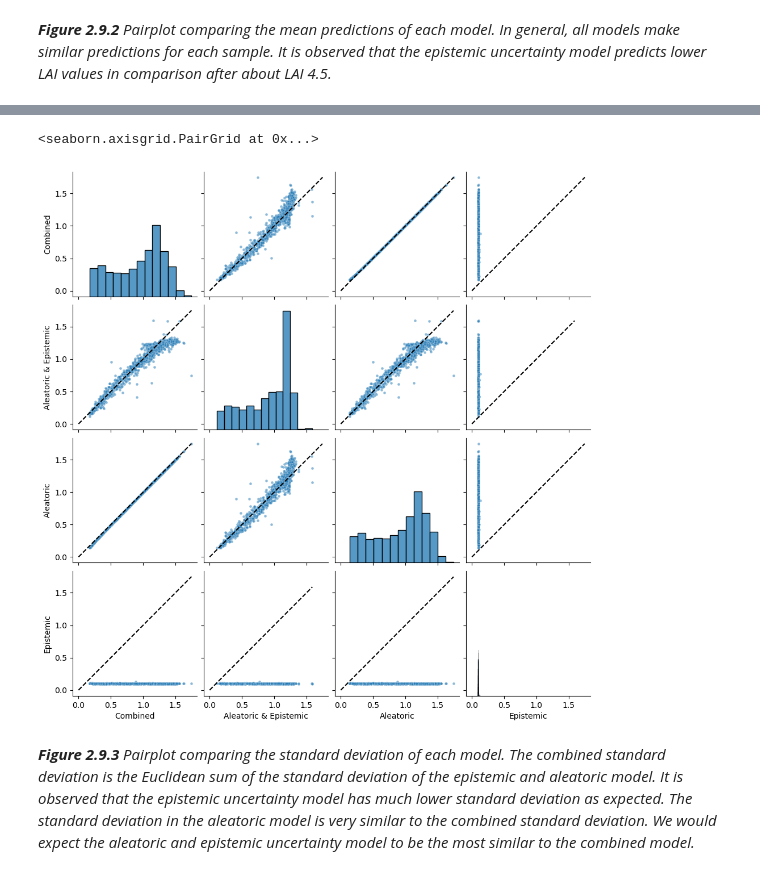
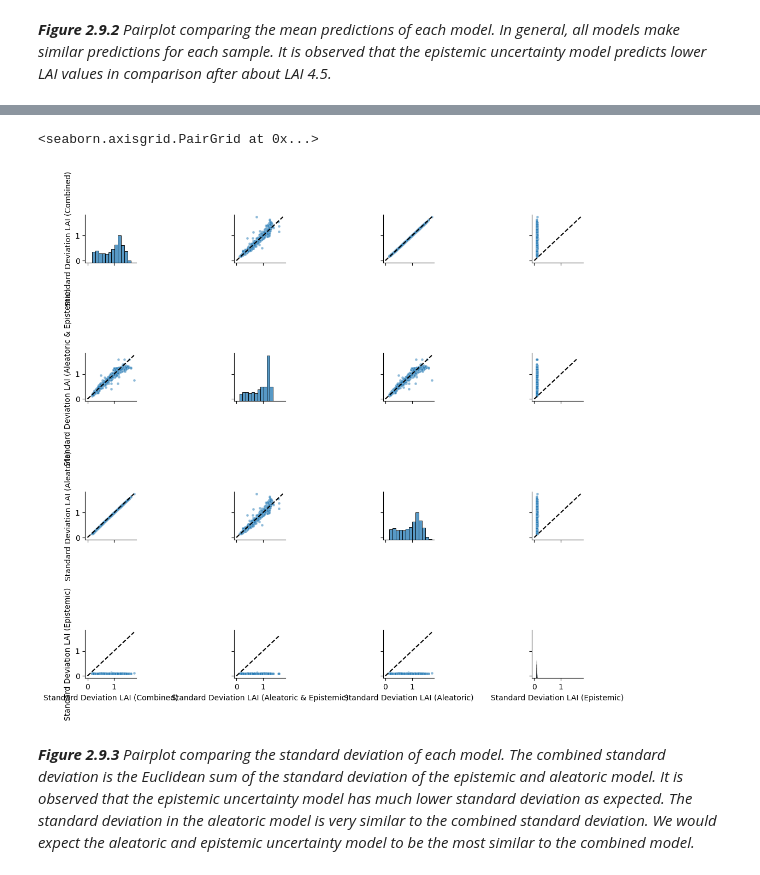
Before and after one commit to watermelonxx/WorkTerm-Winter2023, a Jupyter notebook: ModelingUncertainty/ModelingUncertainty.ipynb, the cells around one changed output, grey strips where cells are left out. Drawn from its saved outputs; the diff is of its cells as text; code cells hidden in the pictures.

```diff
--- a/ModelingUncertainty/ModelingUncertainty.ipynb
+++ b/ModelingUncertainty/ModelingUncertainty.ipynb
@@ -91,7 +163,7 @@ We will use the default function to measure the quality of a split, which is **m
 # Creating and fitting a Random Forest Regressor for biome 7 with 100 trees
 biome = 7
 valbiomeDictLAI[biome]['rf'] = dict()
-valbiomeDictLAI[biome]['rf']['model'] = RandomForestRegressor(n_estimators=100,min_samples_leaf=10,max_features=5,bootstrap=True,random_state=0,n_jobs=-1,max_leaf_nodes=10000)
+valbiomeDictLAI[biome]['rf']['model'] = RandomForestRegressor(n_estimators=100,min_samples_leaf=10,max_features=3,bootstrap=True,random_state=0,n_jobs=-1,max_leaf_nodes=10000)
 # %% [markdown]
 #### 1.1.2 Training the Model
 To train our model, we call the `fit` method and pass our training data as parameters.
@@ -147,7 +230,7 @@ We can define the random forest regressor model with the same parameters as our
 # Creating a Random Forest Quantile Regressor (100 trees per forest)
 biome = 7
 valbiomeDictLAI[biome]['rfqr'] = dict()
-valbiomeDictLAI[biome]['rfqr']['model'] = RandomForestQuantileRegressor(n_estimators=100,min_samples_leaf=10,max_features=5,bootstrap=True,random_state=0,verbose=0,n_jobs=-1,max_leaf_nodes=10000)
+valbiomeDictLAI[biome]['rfqr']['model'] = RandomForestQuantileRegressor(n_estimators=100,min_samples_leaf=10,max_features=3,bootstrap=True,random_state=0,verbose=0,n_jobs=-1,max_leaf_nodes=10000)
 # %% [markdown]
 #### 1.2.2 Training our Model
 Again, to train our model, we call the `fit` method and pass our training data as parameters.
@@ -208,7 +301,7 @@ from skgarden import RandomForestRegressor as rfrgarden
 # %%
 biome = 7
 valbiomeDictLAI[biome]['rfstddev'] = dict()
-valbiomeDictLAI[biome]['rfstddev']['model'] = rfrgarden(n_estimators=100,min_samples_leaf=10,max_features=5,bootstrap=True,random_state=0,verbose=0,n_jobs=-1,max_leaf_nodes=10000)
+valbiomeDictLAI[biome]['rfstddev']['model'] = rfrgarden(n_estimators=100,min_samples_leaf=10,max_features=3,bootstrap=True,random_state=0,verbose=0,n_jobs=-1,max_leaf_nodes=10000)
 # %% [markdown]
 #### 1.3.2 Training the Model
 To train our model, we call the `fit` method and pass our training data as parameters.
@@ -1578,24 +1680,24 @@ _**Figure 2.9.2** Pairplot comparing the mean predictions of each model. In gene
 <a id='Figure-2.9.3'></a>
 # %%
 df = pd.DataFrame(data={
-    'Combined': np.divide(np.sqrt(np.add(np.square(valbiomeDictLAI[biome]['pnn_80_25_1_A']['stddev_1000']), np.square(valbiomeDictLAI[biome]['pnn_80_25_1_E']['stddev_1000']))), scaling),
-    'Aleatoric & Epistemic': np.divide(valbiomeDictLAI[biome]['pnn_80_25_1']['stddev_1000'], scaling),
-    'Aleatoric': np.divide(valbiomeDictLAI[biome]['pnn_80_25_1_A']['stddev_1000'], scaling),
-    'Epistemic': np.divide(valbiomeDictLAI[biome]['pnn_80_25_1_E']['stddev_1000'], scaling)
+    'Standard Deviation LAI (Combined)': np.divide(np.sqrt(np.add(np.square(valbiomeDictLAI[biome]['pnn_80_25_1_A']['stddev_1000']), np.square(valbiomeDictLAI[biome]['pnn_80_25_1_E']['stddev_1000']))), scaling),
+    'Standard Deviation LAI (Aleatoric & Epistemic)': np.divide(valbiomeDictLAI[biome]['pnn_80_25_1']['stddev_1000'], scaling),
+    'Standard Deviation LAI (Aleatoric)': np.divide(valbiomeDictLAI[biome]['pnn_80_25_1_A']['stddev_1000'], scaling),
+    'Standard Deviation LAI (Epistemic)': np.divide(valbiomeDictLAI[biome]['pnn_80_25_1_E']['stddev_1000'], scaling)
 })
 
 def plot_unity(x, y, **kwargs):
     mx = max(x.max(), y.max())
     points = np.linspace(0, mx, 100)
     plt.plot(points, points, color='k', marker=None,
             linestyle='--', linewidth=1.5)
 
 grid = sns.pairplot(df, kind='scatter', plot_kws={'alpha': 0.5, 's': 12, 'lw':0})
 grid.map_offdiag(plot_unity, label='1:1 Line')
 grid.add_legend()
 # %% [output]
 <seaborn.axisgrid.PairGrid at 0x...>
-[figure, old version]
+[figure, new version]
 # %% [markdown]
 _**Figure 2.9.3** Pairplot comparing the standard deviation of each model. The combined standard deviation is the Euclidean sum of the standard deviation of the epistemic and aleatoric model. It is observed that the epistemic uncertainty model has much lower standard deviation as expected. The standard deviation in the aleatoric model is very similar to the combined standard deviation. We would expect the aleatoric and epistemic uncertainty model to be the most similar to the combined model._
 # %% [markdown]
```
Also changed, not shown: parts of 57 cells of this notebook.
